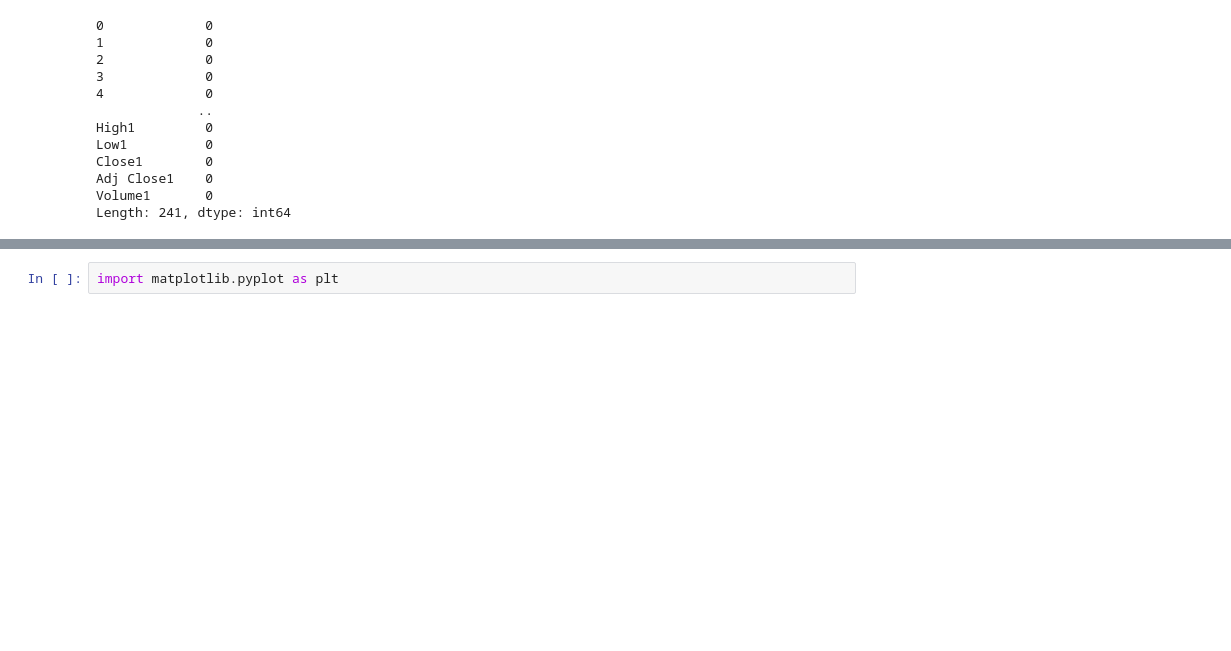
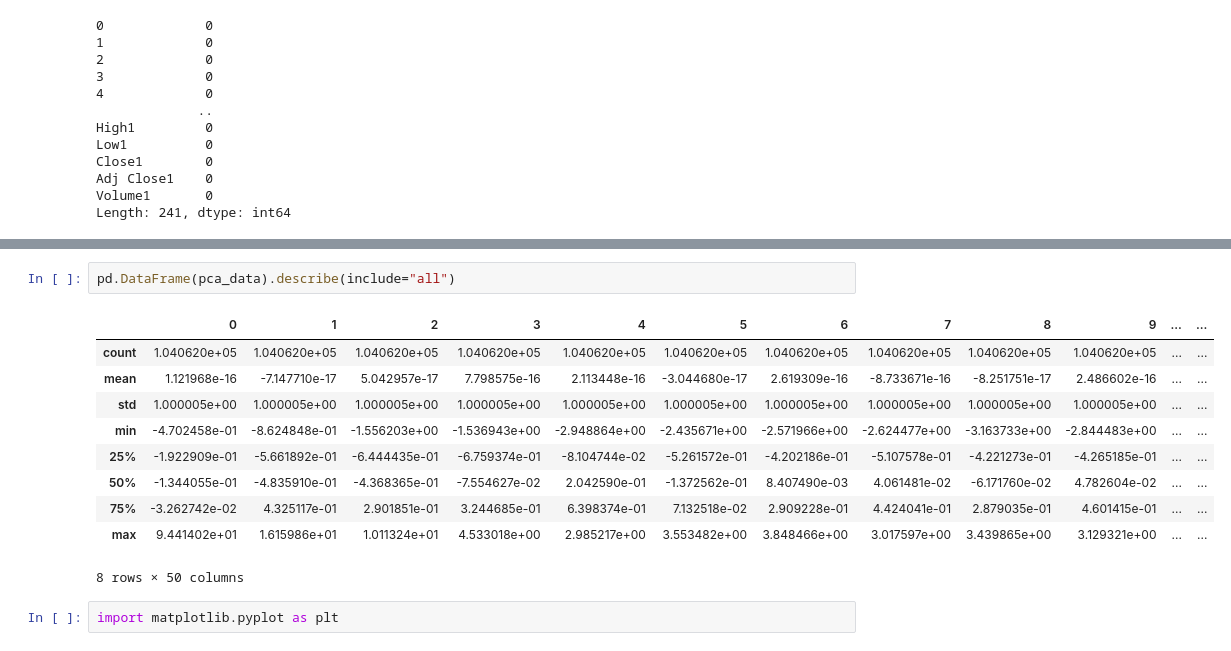
Before and after one commit to UrsulaAlcantara/IASProjet, a Jupyter notebook: data_analysis.ipynb, the cells around one changed output, grey strips where cells are left out. Saved outputs shown, nothing was run; the diff lists cells and outputs as text; blank space fills up the shorter version.

```diff
--- a/data_analysis.ipynb
+++ b/data_analysis.ipynb
@@ -234,3 +286,16 @@ pca_data.shape
+# %%
+pd.DataFrame(pca_data).describe(include="all")
+# %% [output]
+|  | 0 | 1 | 2 | 3 | 4 | 5 | 6 | 7 | 8 | 9 | ... | ... |
+| count | 1.040620e+05 | 1.040620e+05 | 1.040620e+05 | 1.040620e+05 | 1.040620e+05 | 1.040620e+05 | 1.040620e+05 | 1.040620e+05 | 1.040620e+05 | 1.040620e+05 | ... | ... |
+| mean | 1.121968e-16 | -7.147710e-17 | 5.042957e-17 | 7.798575e-16 | 2.113448e-16 | -3.044680e-17 | 2.619309e-16 | -8.733671e-16 | -8.251751e-17 | 2.486602e-16 | ... | ... |
+| std | 1.000005e+00 | 1.000005e+00 | 1.000005e+00 | 1.000005e+00 | 1.000005e+00 | 1.000005e+00 | 1.000005e+00 | 1.000005e+00 | 1.000005e+00 | 1.000005e+00 | ... | ... |
+| min | -4.702458e-01 | -8.624848e-01 | -1.556203e+00 | -1.536943e+00 | -2.948864e+00 | -2.435671e+00 | -2.571966e+00 | -2.624477e+00 | -3.163733e+00 | -2.844483e+00 | ... | ... |
+| 25% | -1.922909e-01 | -5.661892e-01 | -6.444435e-01 | -6.759374e-01 | -8.104744e-02 | -5.261572e-01 | -4.202186e-01 | -5.107578e-01 | -4.221273e-01 | -4.265185e-01 | ... | ... |
+| 50% | -1.344055e-01 | -4.835910e-01 | -4.368365e-01 | -7.554627e-02 | 2.042590e-01 | -1.372562e-01 | 8.407490e-03 | 4.061481e-02 | -6.171760e-02 | 4.782604e-02 | ... | ... |
+| 75% | -3.262742e-02 | 4.325117e-01 | 2.901851e-01 | 3.244685e-01 | 6.398374e-01 | 7.132518e-02 | 2.909228e-01 | 4.424041e-01 | 2.879035e-01 | 4.601415e-01 | ... | ... |
+| max | 9.441402e+01 | 1.615986e+01 | 1.011324e+01 | 4.533018e+00 | 2.985217e+00 | 3.553482e+00 | 3.848466e+00 | 3.017597e+00 | 3.439865e+00 | 3.129321e+00 | ... | ... |
+8 rows × 50 columns
 # %%
 import matplotlib.pyplot as plt
 # %%
```
Also changed, not shown: parts of 19 cells of this notebook, 2 other files.
